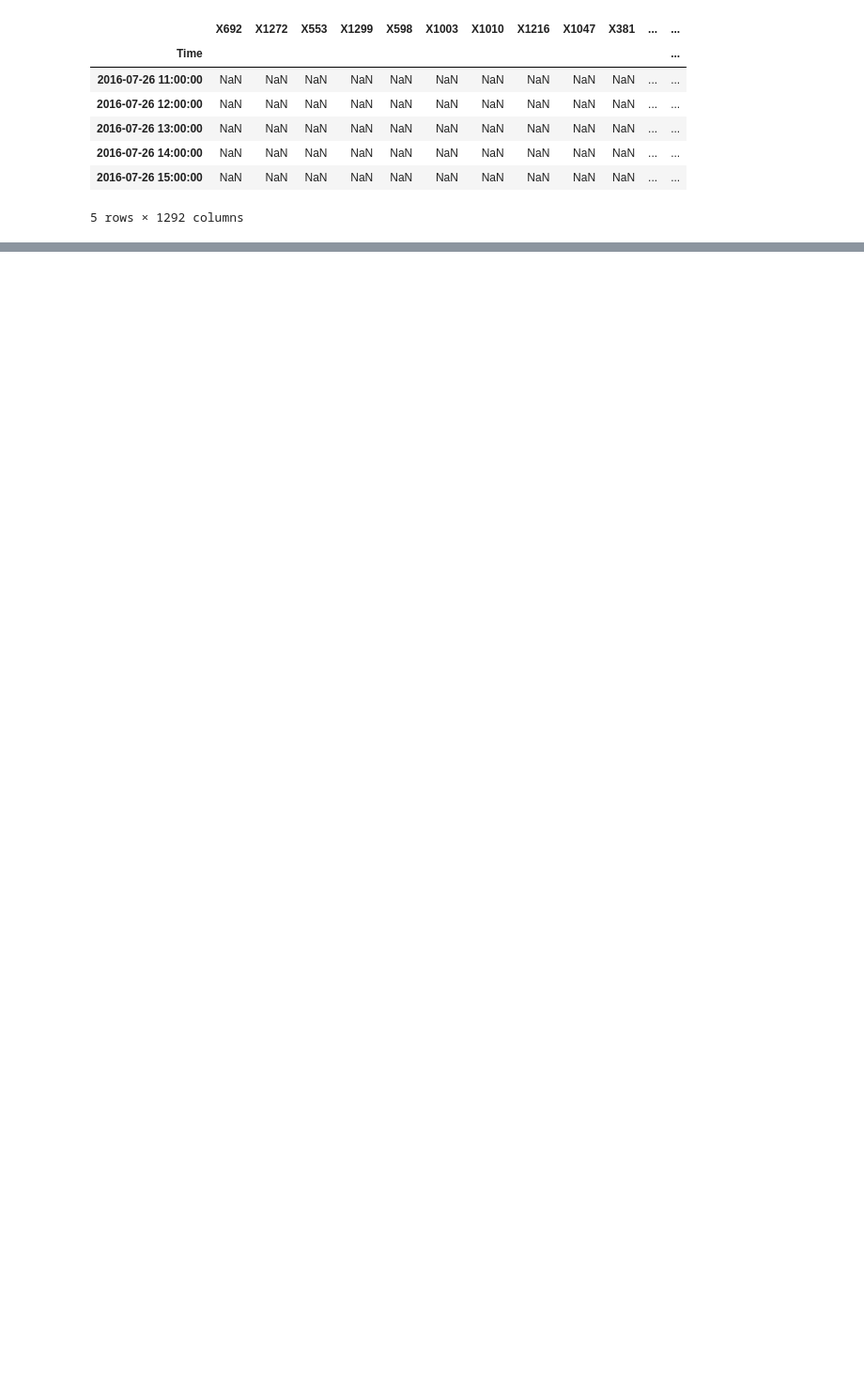
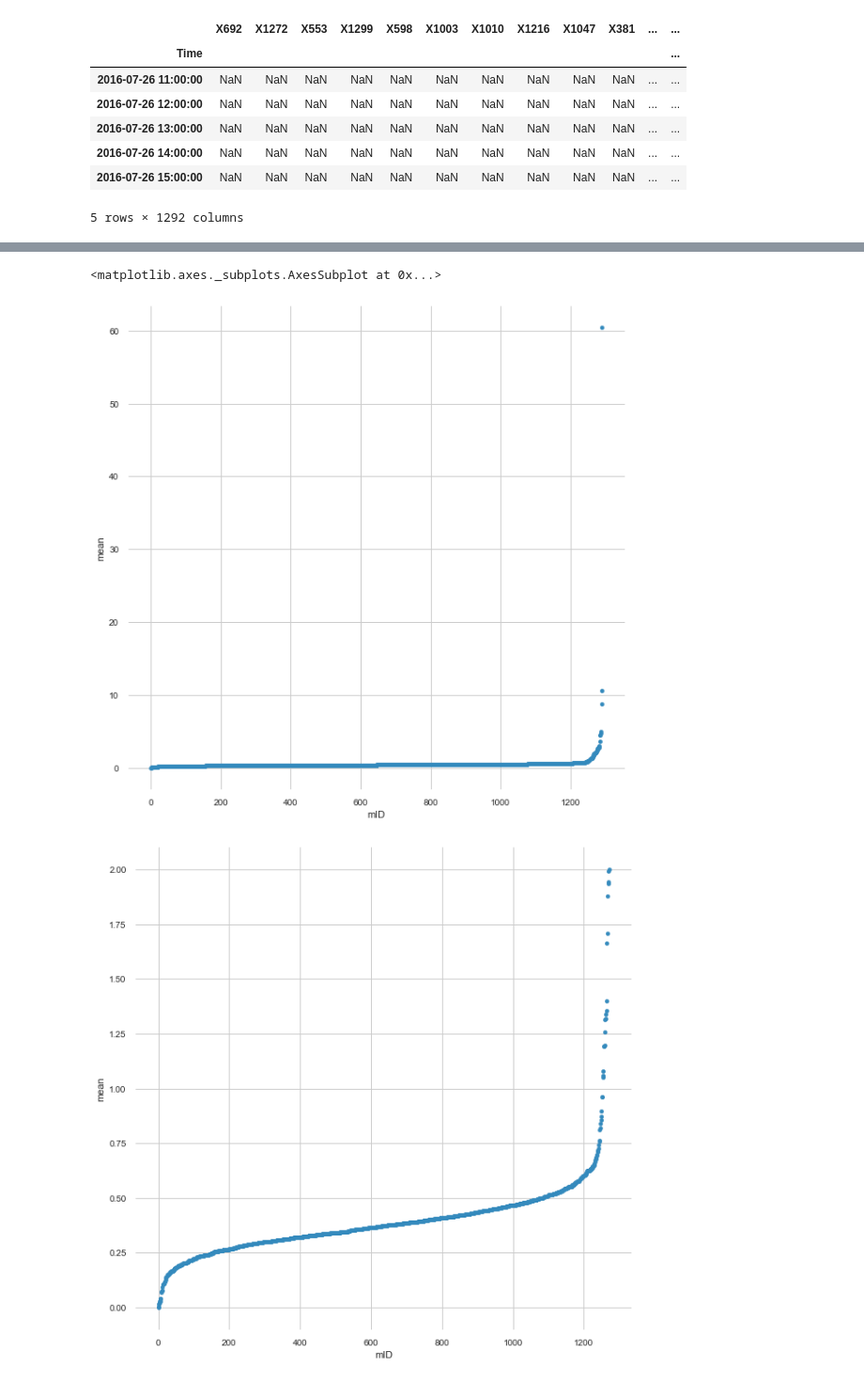
Before and after one commit to yagippi27/DACON_CONTEST_2019, a Jupyter notebook: sp01.ipynb, the cells around one changed output, grey strips where cells are left out. Shown: that part at 94% size. Cells and saved outputs as stored; diff of their text form; code cells hidden in the pictures; blank space fills up the shorter version.

```diff
--- a/sp01.ipynb
+++ b/sp01.ipynb
@@ -98,0 +104,3 @@ train.head()
+# %%
+stats = train.describe()
+stats
@@ -98,0 +118,14 @@ train.head()
+# %%
+# mean scatter
+
+m_train = pd.DataFrame(stats.loc['mean', :]).sort_values(by=['mean'])
+m_train['mID'] = range(1292)
+
+m_train.plot.scatter(x= 'mID', y='mean', figsize=(10,10))
+
+m_below2 = m_train[m_train['mean'] < 2]
+m_below2.plot.scatter(x= 'mID', y='mean', figsize=(10,10))
+# %% [output]
+<matplotlib.axes._subplots.AxesSubplot at 0x...>
+[figure, added]
+[figure, added]
```
Also changed, not shown: parts of 9 cells of this notebook.
